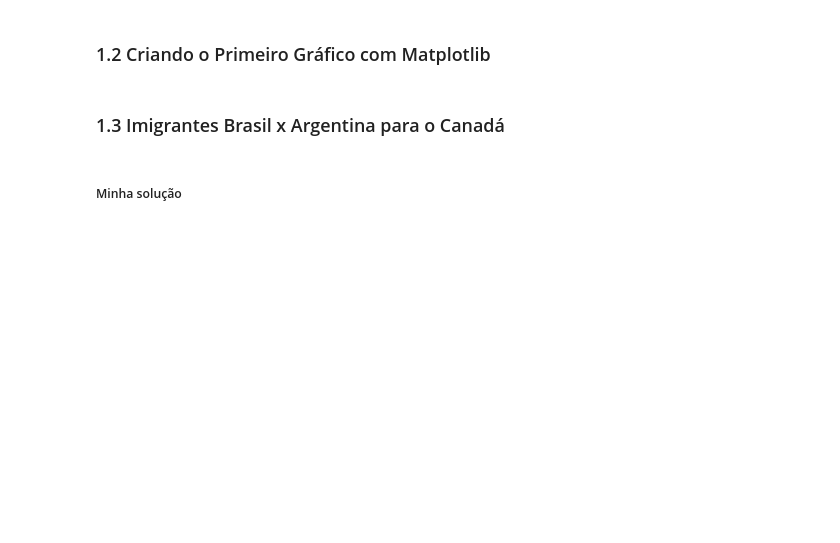
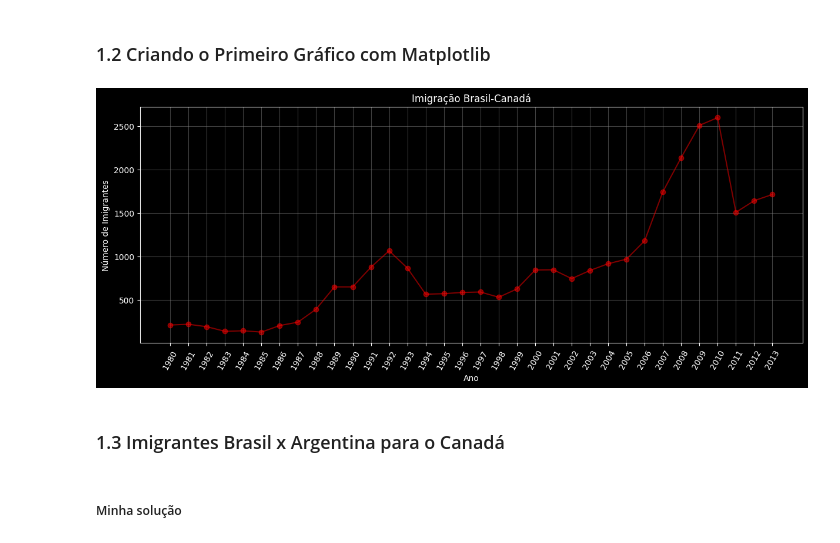
Before and after one commit to KaelDucatti/estudos-ds, a Jupyter notebook: data_visualization/01_criando_graficos_com_bibliotecas_py/classes.ipynb, the cells around one changed output. Cells and saved outputs as stored; diff of their text form; code cells hidden in the pictures; blank space fills up the shorter version.

```diff
--- a/data_visualization/01_criando_graficos_com_bibliotecas_py/classes.ipynb
+++ b/data_visualization/01_criando_graficos_com_bibliotecas_py/classes.ipynb
@@ -51,34 +104,36 @@ plt.figure(
     figsize=(12, 5),  # Define o tamanho da figura (largura x altura)
     constrained_layout=True,  # Ajusta automaticamente os elementos do layout para evitar sobreposição
 )
 
 # Títulos do gráfico
 plt.title("Imigração Brasil-Canadá")
 plt.xlabel("Ano")
 plt.ylabel("Número de Imigrantes")
 
 # Plota os dados de imigração ao longo dos anos
 plt.plot(
     brasil["ano"],  # Dados para o eixo x (anos)
     brasil["imigrantes"],  # Dados para o eixo y (número de imigrantes)
     color="red",  # Define a cor da linha como vermelha
     linewidth=1.5,  # Define a espessura da linha
     alpha=0.5,  # Define a transparência da linha (50% opaco)
     linestyle="-",  # Define o estilo da linha como sólida
     marker="o",  # Define o marcador de pontos como círculos
 )
 
 # Configura os rótulos do eixo x
 plt.xticks(
     ticks=brasil["ano"],  # Define as posições dos rótulos no eixo x
     rotation=60,  # Rotaciona os rótulos do eixo x em 30 graus para melhor legibilidade
 )
 
 # Adiciona uma grade ao gráfico para facilitar a visualização dos dados
-plt.grid(True)
+plt.grid(color="grey", alpha=0.5)
 
 # Exibe o gráfico na tela
 plt.show()
+# %% [output]
+[figure, added]
 # %% [markdown]
 ### 1.3 Imigrantes Brasil x Argentina para o Canadá
 # %% [markdown]
```
Also changed, not shown: parts of 11 cells of this notebook.
